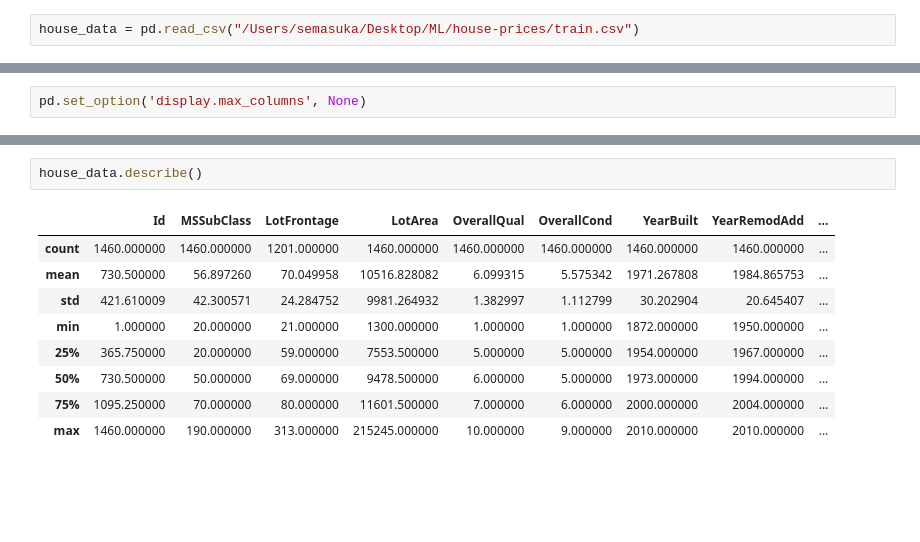
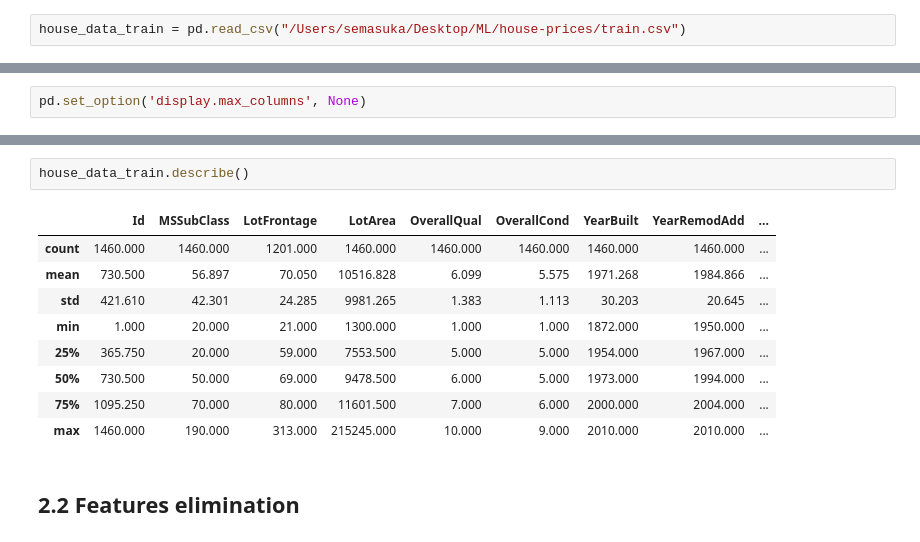
Before and after one commit to semasuka/blog, a Jupyter notebook: ipynb/House price prediction.ipynb, the cells around one changed output, grey strips where cells are left out. Saved outputs shown, nothing was run; the diff lists cells and outputs as text; blank space fills up the shorter version.

```diff
--- a/ipynb/House price prediction.ipynb
+++ b/ipynb/House price prediction.ipynb
@@ -64,7 +68,7 @@ Pandas Exercise Part 2.ipynb
 Pandas Exercise Part 3.ipynb
 introduction to python data types, operators and variables.ipynb
 # %%
-house_data = pd.read_csv("/Users/semasuka/Desktop/ML/house-prices/train.csv")
+house_data_train = pd.read_csv("/Users/semasuka/Desktop/ML/house-prices/train.csv")
 # %% [markdown]
 ## 2.1 Quick look at the data structure
 # %%
@@ -147,14 +143,16 @@ Index(['Id', 'MSSubClass', 'MSZoning', 'LotFrontage', 'LotArea', 'Street',
        'SaleCondition', 'SalePrice'],
       dtype='object')
 # %%
-house_data.describe()
+house_data_train.describe()
 # %% [output]
 |  | Id | MSSubClass | LotFrontage | LotArea | OverallQual | OverallCond | YearBuilt | YearRemodAdd | ... |
-| count | 1460.000000 | 1460.000000 | 1201.000000 | 1460.000000 | 1460.000000 | 1460.000000 | 1460.000000 | 1460.000000 | ... |
-| mean | 730.500000 | 56.897260 | 70.049958 | 10516.828082 | 6.099315 | 5.575342 | 1971.267808 | 1984.865753 | ... |
-| std | 421.610009 | 42.300571 | 24.284752 | 9981.264932 | 1.382997 | 1.112799 | 30.202904 | 20.645407 | ... |
-| min | 1.000000 | 20.000000 | 21.000000 | 1300.000000 | 1.000000 | 1.000000 | 1872.000000 | 1950.000000 | ... |
-| 25% | 365.750000 | 20.000000 | 59.000000 | 7553.500000 | 5.000000 | 5.000000 | 1954.000000 | 1967.000000 | ... |
-| 50% | 730.500000 | 50.000000 | 69.000000 | 9478.500000 | 6.000000 | 5.000000 | 1973.000000 | 1994.000000 | ... |
-| 75% | 1095.250000 | 70.000000 | 80.000000 | 11601.500000 | 7.000000 | 6.000000 | 2000.000000 | 2004.000000 | ... |
-| max | 1460.000000 | 190.000000 | 313.000000 | 215245.000000 | 10.000000 | 9.000000 | 2010.000000 | 2010.000000 | ... |
+| count | 1460.000 | 1460.000 | 1201.000 | 1460.000 | 1460.000 | 1460.000 | 1460.000 | 1460.000 | ... |
+| mean | 730.500 | 56.897 | 70.050 | 10516.828 | 6.099 | 5.575 | 1971.268 | 1984.866 | ... |
+| std | 421.610 | 42.301 | 24.285 | 9981.265 | 1.383 | 1.113 | 30.203 | 20.645 | ... |
+| min | 1.000 | 20.000 | 21.000 | 1300.000 | 1.000 | 1.000 | 1872.000 | 1950.000 | ... |
+| 25% | 365.750 | 20.000 | 59.000 | 7553.500 | 5.000 | 5.000 | 1954.000 | 1967.000 | ... |
+| 50% | 730.500 | 50.000 | 69.000 | 9478.500 | 6.000 | 5.000 | 1973.000 | 1994.000 | ... |
+| 75% | 1095.250 | 70.000 | 80.000 | 11601.500 | 7.000 | 6.000 | 2000.000 | 2004.000 | ... |
+| max | 1460.000 | 190.000 | 313.000 | 215245.000 | 10.000 | 9.000 | 2010.000 | 2010.000 | ... |
+# %% [markdown]
+## 2.2 Features elimination
```
Also changed, not shown: parts of 108 cells of this notebook, 4 other files.
